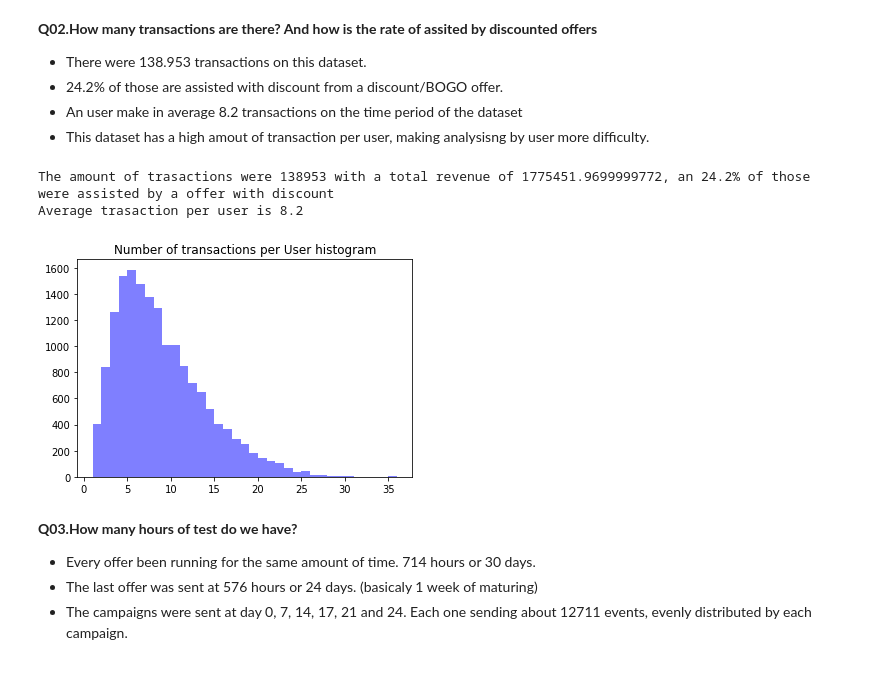
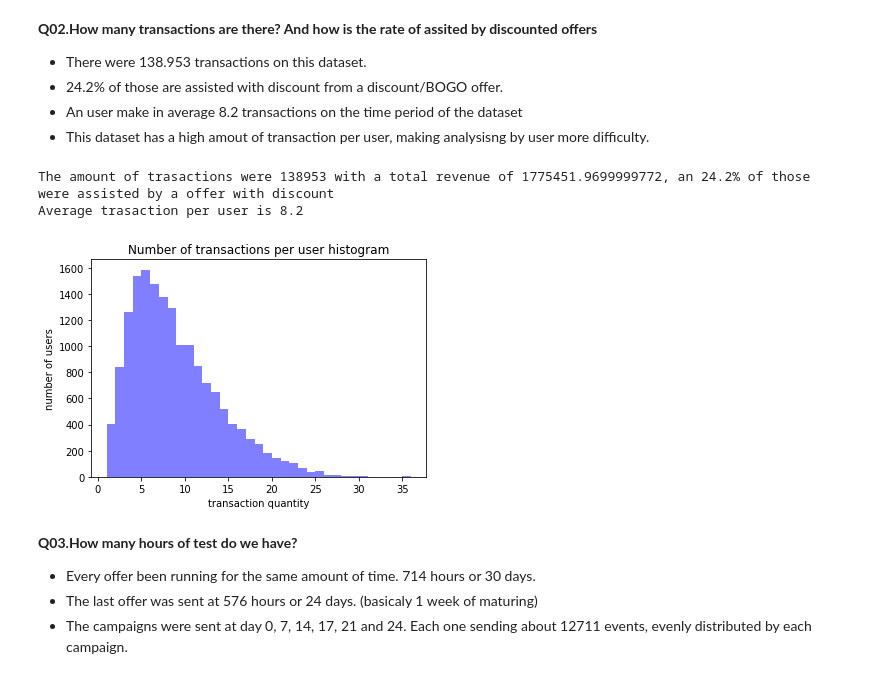
Before and after one commit to RenanVieiraDias/study__udacity_capstone_project, a Jupyter notebook: Starbucks_Capstone_notebook.ipynb, the cells around one changed output. Cells and saved outputs as stored; diff of their text form; code cells hidden in the pictures.

```diff
--- a/Starbucks_Capstone_notebook.ipynb
+++ b/Starbucks_Capstone_notebook.ipynb
@@ -554,27 +554,29 @@ This base has an 99.96% of users who received a offer. There were 16994 receives
 # %%
 q02_reward = df_events[df_events['event']=='offer completed'].groupby(['offer_type']).agg({'reward_realized':['sum','count']}).reset_index()
 q02_transactions = df_events[df_events['event']=='transaction'].groupby(['event']).agg({'amount':['sum','count']}).reset_index()
 q02_assisted_rate = 100*q02_reward['reward_realized'].sum()['count']/q02_transactions['amount']['count'][0]
 q02_users = df_events[df_events['event']=='offer received'][['person']].drop_duplicates().count()[0]
 q02_trasaction_rate = q02_transactions['amount']['count'][0]/q02_users
 
 print('The amount of trasactions were {} with a total revenue of {}, an {}% of those were assisted by a offer with discount'.format(
     str(q02_transactions['amount']['count'][0]),
     str(q02_transactions['amount']['sum'][0]),
     str(round(q02_assisted_rate,1))
 ))
 
 print('Average trasaction per user is {}'.format(round(q02_trasaction_rate,1)))
 
 q2_transactions_histogram = df_events[df_events['event']=='transaction'].groupby(['person'])['person'].count()
 q2_bins = q2_transactions_histogram.max()-q2_transactions_histogram.min()
-plt.title('Number of transactions per User histogram')
+plt.title('Number of transactions per user histogram')
 plt.hist(q2_transactions_histogram, bins=q2_bins, facecolor='blue', alpha=0.5)
+plt.xlabel('transaction quantity')
+plt.ylabel('number of users')
 plt.show()
 # %% [output]
 The amount of trasactions were 138953 with a total revenue of 1775451.9699999772, an 24.2% of those were assisted by a offer with discount
 Average trasaction per user is 8.2
-[figure, old version]
+[figure, new version]
 # %% [markdown]
 <a name="Q03"></a>
 **Q03.How many hours of test do we have?**
```
Also changed, not shown: parts of 7 cells of this notebook, 1 other file.
